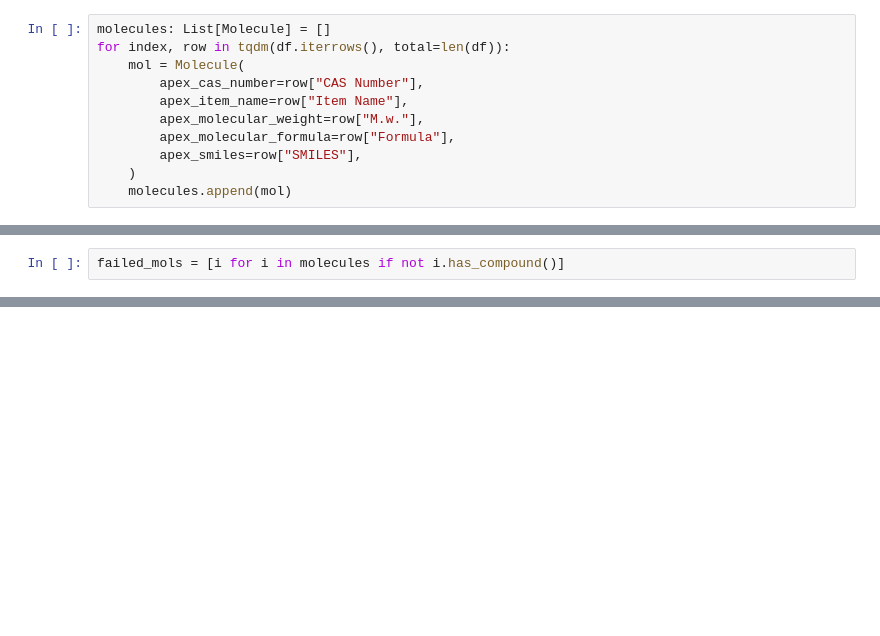
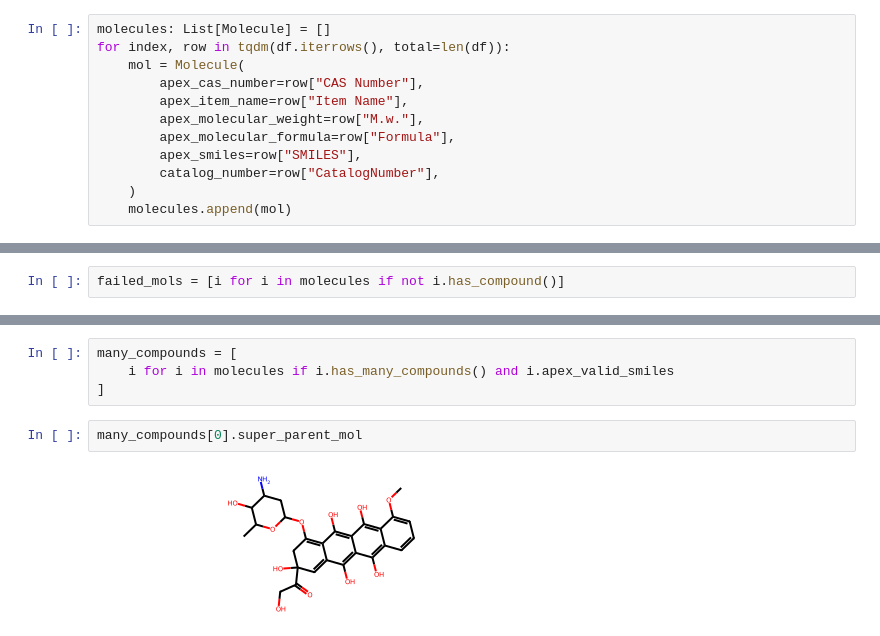
Before and after one commit to commons-research/apex_bio_data_cleaning, a Jupyter notebook: oop.ipynb, the cells around one changed output, grey strips where cells are left out. Cells and saved outputs as stored; diff of their text form; blank space fills up the shorter version.

```diff
--- a/oop.ipynb
+++ b/oop.ipynb
@@ -14,6 +14,7 @@ for index, row in tqdm(df.iterrows(), total=len(df)):
         apex_molecular_weight=row["M.w."],
         apex_molecular_formula=row["Formula"],
         apex_smiles=row["SMILES"],
+        catalog_number=row["CatalogNumber"],
     )
     molecules.append(mol)
 # %% [output]
@@ -62,0 +76,8 @@ failed_smiles
+# %%
+many_compounds = [
+    i for i in molecules if i.has_many_compounds() and i.apex_valid_smiles
+]
+# %%
+many_compounds[0].super_parent_mol
+# %% [output]
+[figure, added]
```
Also changed, not shown: parts of 5 cells of this notebook, 1 other file.
